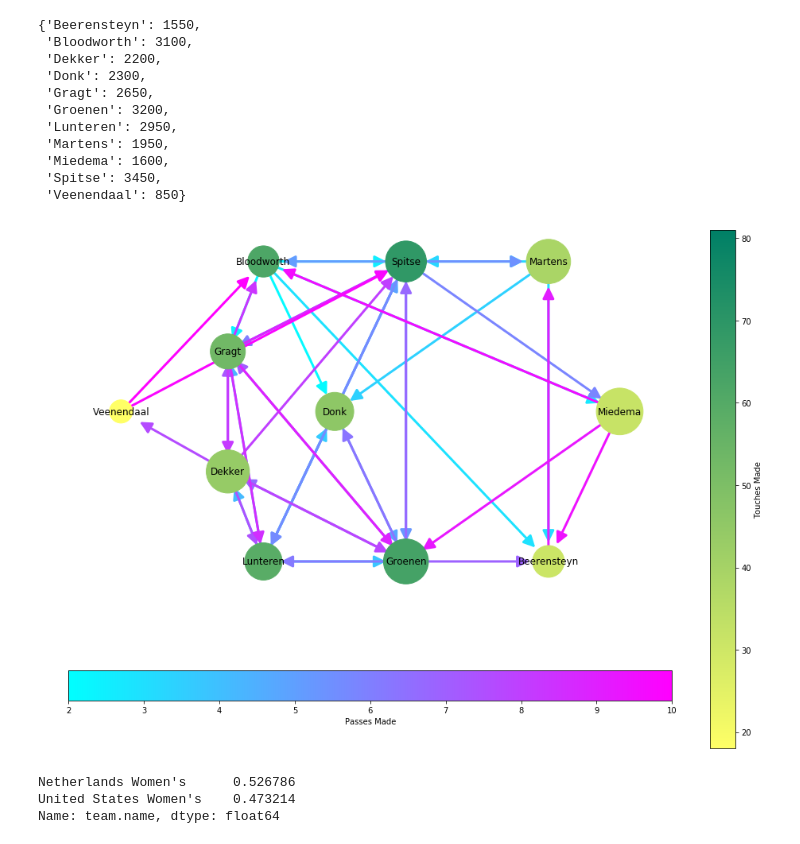
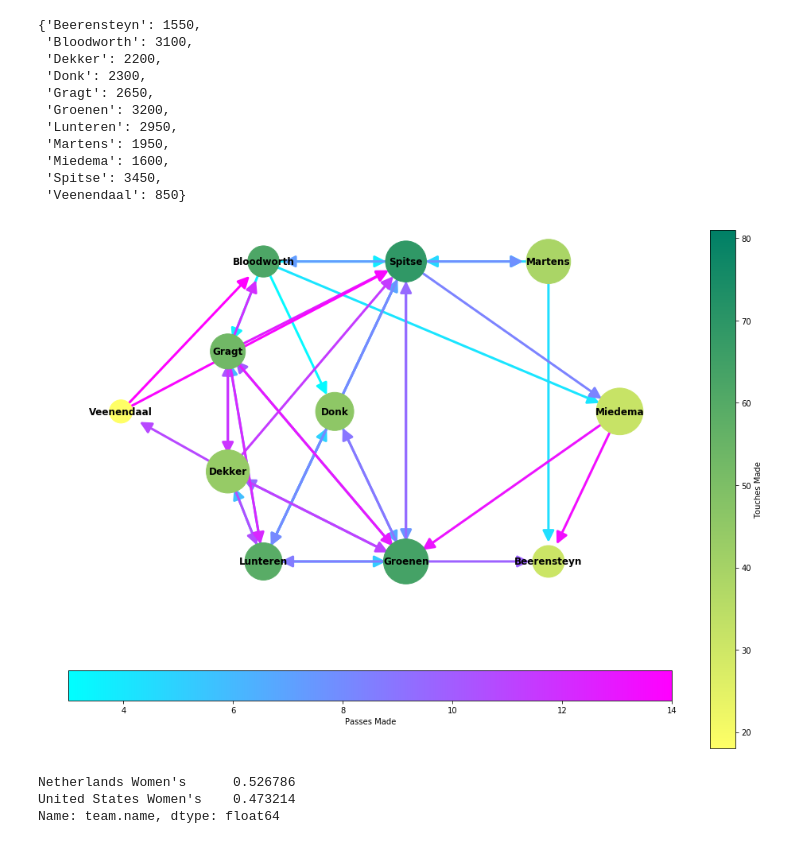
Before and after one commit to ck-duong/woso, a Jupyter notebook: full_work-Copy1.ipynb, the cells around one changed output. Drawn from its saved outputs; the diff is of its cells as text; code cells hidden in the pictures.

```diff
--- a/full_work-Copy1.ipynb
+++ b/full_work-Copy1.ipynb
@@ -511,7 +601,7 @@ usa_pair_counts = usa_pairs.value_counts().to_frame('count')
 usa_pair_counts = usa_pair_counts.reset_index()
 usa_pair_counts['weight'] = usa_pair_counts['count'].apply(lambda x: str((x/usa_pair_counts['count'].sum()))[0:5])
 usa_pair_counts['edge'] = usa_pair_counts.apply(lambda x: (x['index'][0], x['index'][1],  x['weight']), axis = 1)
-usa_pair_counts = usa_pair_counts.head(45)
+usa_pair_counts = usa_pair_counts.loc[usa_pair_counts['count'] >= 3]
 # %%
 G = nx.DiGraph()
 
@@ -681,7 +771,7 @@ ned_pair_counts = ned_pairs.value_counts().to_frame('count')
 ned_pair_counts = ned_pair_counts.reset_index()
 ned_pair_counts['weight'] = ned_pair_counts['count'].apply(lambda x: str((x/ned_pair_counts['count'].sum()))[0:5])
 ned_pair_counts['edge'] = ned_pair_counts.apply(lambda x: (x['index'][0], x['index'][1],  x['weight']), axis = 1)
-ned_pair_counts = ned_pair_counts.head(45)
+ned_pair_counts = ned_pair_counts.loc[ned_pair_counts['count'] >= 3]
 # %%
 G = nx.DiGraph()
 
@@ -717,43 +807,43 @@ for node in G.nodes():
         labels[node] = node
 
 #Now only add labels to the nodes you require (the hubs in my case)
-nx.draw_networkx_labels(G,pos,labels,font_size = 12,font_color='black')
+nx.draw_networkx_labels(G,pos,labels,font_size = 12,font_color='black', font_weight = 'bold')
 
 # ec = nx.draw_networkx(G, pos, nodelist = nodes, node_size = touches, node_color = colors, cmap=plt.cm.Greens,
 #                      vmin=vmin, vmax=vmax, font_color = 'black')
 edges = nx.draw_networkx_edges(G, pos, node_size = touches, arrowstyle='-|>', arrowsize= 30, edge_color = edge_colors,
                                 edge_cmap=plt.cm.cool, width = 3, alpha= 0.5)
 
 sm = plt.cm.ScalarMappable(cmap=plt.cm.summer_r, norm=plt.Normalize(vmin=vmin/50, vmax=vmax/50))
 sm.set_array([])
 cbar = plt.colorbar(sm)
 cbar.set_label('Touches Made', color='black')
 
 
-ab = plt.cm.ScalarMappable(cmap=plt.cm.cool, norm=plt.Normalize(vmin=ned_pair_counts['count'].min(),
-                                                                 vmax=ned_pair_counts['count'].max()))
+ab = plt.cm.ScalarMappable(cmap=plt.cm.cool, norm=plt.Normalize(vmin=3,
+                                                                 vmax=usa_pair_counts['count'].max()))
 ab.set_array([])
 cbar1 = plt.colorbar(ab, orientation="horizontal")
 
 cbar1.set_label('Passes Made', color='black')
 
 font = {'family': 'sans serif',
             'color':  'black',
             'weight': 'normal',
             'size': 16,
             }
 
 #plt.title("Women's World Cup Final: Netherlands Pass Map", pad = 15, fontdict = font)
 
 plt.axis('off')
 
 plt.show()
 
 filename = 'maps/' + 'ned' + '_pass.png'
 
 fig.savefig(filename, transparent=True)
 # %% [output]
-[figure, old version]
+[figure, new version]
 # %%
 pass_per = final_passes['team.name'].value_counts('percentage')
 incomplete_passes = final_passes.loc[final_passes['pass.outcome.name'] == 'Incomplete']\
```
Also changed, not shown: parts of 8 cells of this notebook, 13 other files.
